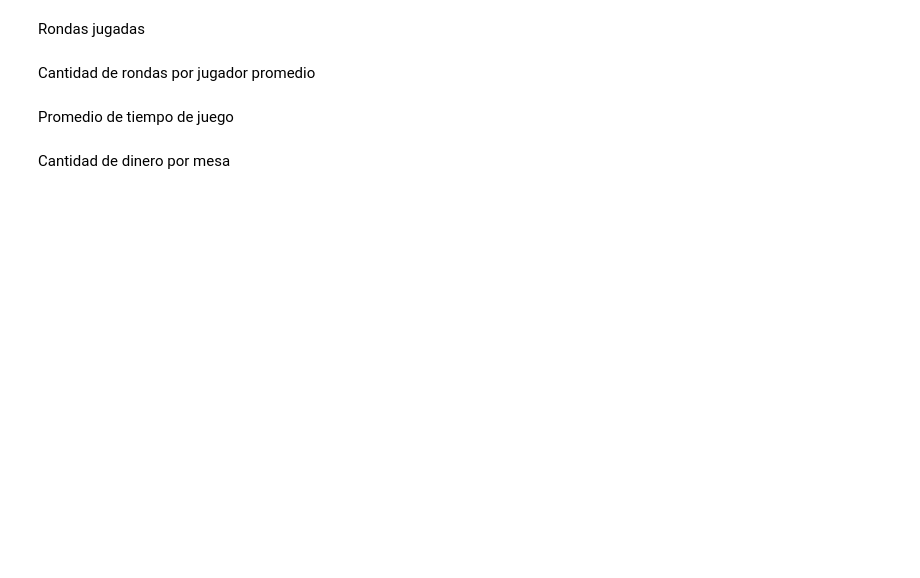
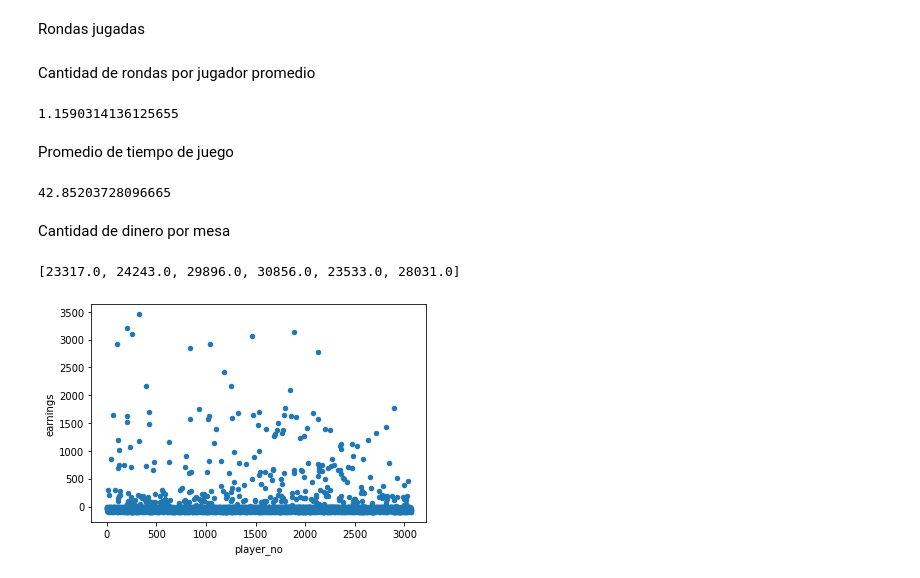
Before and after one commit to lauratamath/Casino-Simulation, a Jupyter notebook: graphics.ipynb, the cells around one changed output. Cells and saved outputs as stored; diff of their text form; code cells hidden in the pictures; blank space fills up the shorter version.

Commit message:
Added pending graphs

```diff
--- a/graphics.ipynb
+++ b/graphics.ipynb
@@ -12,7 +12,7 @@ average_incidence = 0.8
 # Ruletas en el casino
 roulette_n = 6
 # cantidad de horas de simulacion
-hours = 5
+hours = 72
 
 # Create Simulation
 FdS = Casino(average_incidence=average_incidence, roulette_no=roulette_n, time=hours)
@@ -117,10 +135,14 @@ Cantidad de rondas por jugador promedio
 from statistics import mean
 rounds = df_bets.groupby(['player_no']).size()
 mean(rounds)
+# %% [output]
+1.1590314136125655
 # %% [markdown]
 Promedio de tiempo de juego
 # %%
 mean(df_bets['wait_time'])
+# %% [output]
+42.85203728096665
 # %% [markdown]
 Cantidad de dinero por mesa
 # %%
@@ -135,3 +157,13 @@ for i in range(len(df_roulettes)):
       casinoEarnings_perTable[i] += abs(df_bets['earnings'][j])
 
 casinoEarnings_perTable
+# %% [output]
+[23317.0, 24243.0, 29896.0, 30856.0, 23533.0, 28031.0]
+# %%
+df_bets.plot.scatter(x='player_no', y='earnings')
+# plt.ylim(min(df_bets['earnings']), max(df_bets['earnings']))
+plt.show()
+# df_bets
+# max(df_bets['earnings'])
+# %% [output]
+[figure, added]
```
Also changed, not shown: parts of 10 cells of this notebook, 1 other file.
